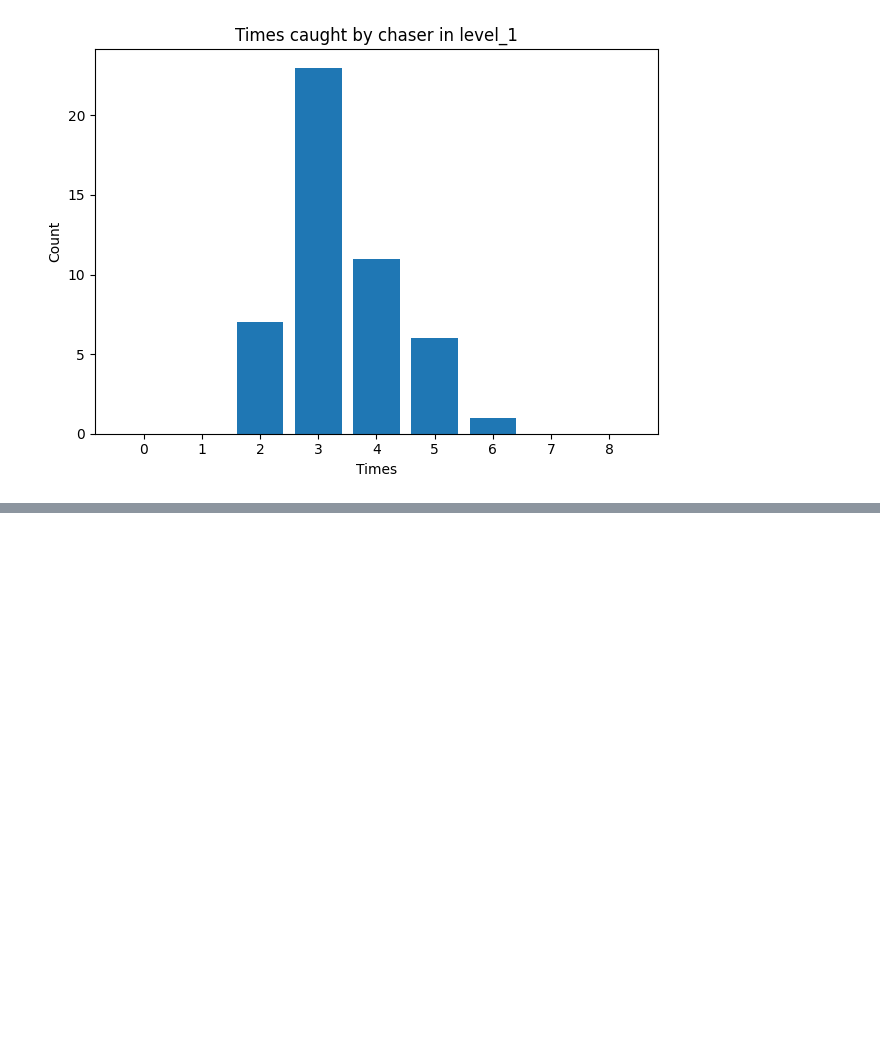
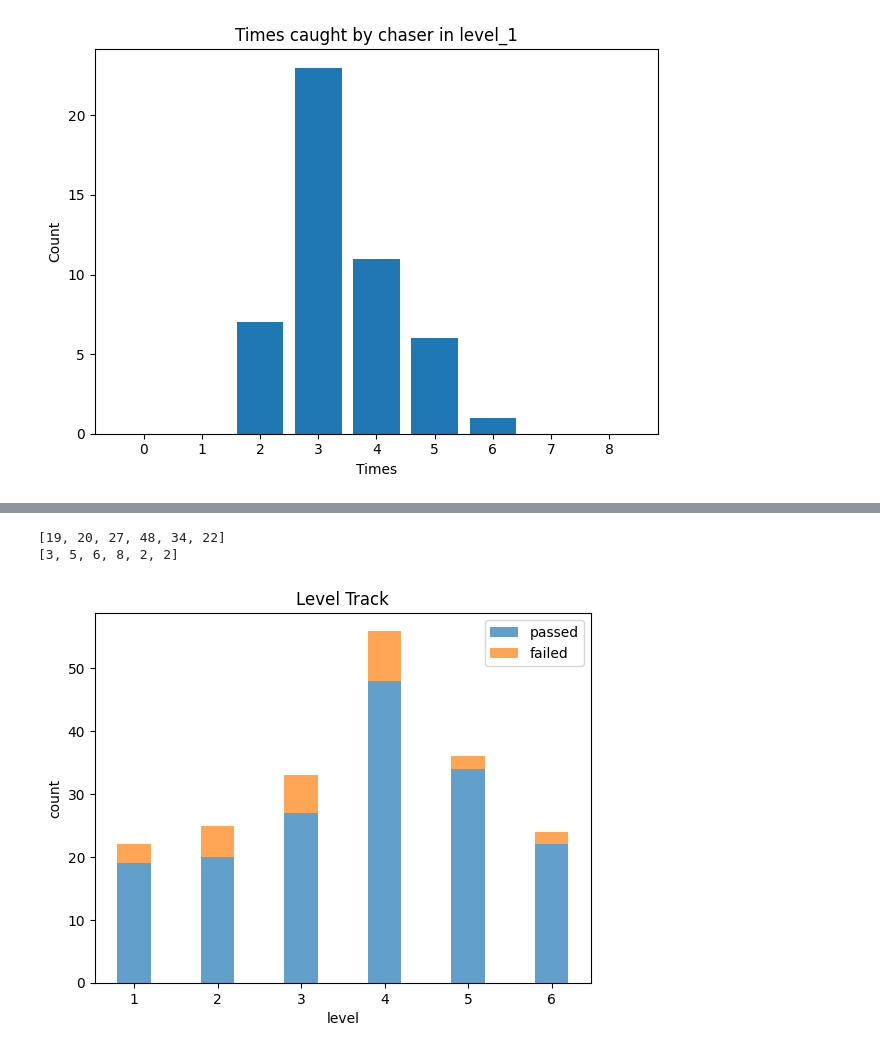
Before and after one commit to zixiwei/Analytic-Project-First-Version, a Jupyter notebook: AnalyticGraph.ipynb, the cells around one changed output, grey strips where cells are left out. Drawn from its saved outputs; the diff is of its cells as text; code cells hidden in the pictures; blank space fills up the shorter version.

```diff
--- a/AnalyticGraph.ipynb
+++ b/AnalyticGraph.ipynb
@@ -93,0 +154,51 @@ plt.show()
+# %%
+response = requests.get(DATABASE_URL + "LevelTrack.json", headers=headers)
+track_data = response.json().values()
+
+# game_data = [
+#     {'StartLevel': 1, 'EndLevel': 3, 'IsReachTheEnd': True},
+#     {'StartLevel': 2, 'EndLevel': 3, 'IsReachTheEnd': False},
+#     {'StartLevel': 1, 'EndLevel': 4, 'IsReachTheEnd': True},
+#     {'StartLevel': 2, 'EndLevel': 4, 'IsReachTheEnd': True},
+#     {'StartLevel': 3, 'EndLevel': 4, 'IsReachTheEnd': False},
+# ]
+
+pass_counts = {}
+fail_counts = {}
+
+for data in track_data:
+    start_level = data['StartLevel']
+    end_level = data['EndLevel']
+    is_reach_the_end = data['IsReachTheEnd']
+
+    for level in range(start_level, end_level + 1):
+        if is_reach_the_end:
+            pass_counts[level] = pass_counts.get(level, 0) + 1
+        elif level == end_level:
+            fail_counts[level] = fail_counts.get(level, 0) + 1
+
+levels = sorted(set(list(pass_counts.keys()) + list(fail_counts.keys())))
+
+bar_width = 0.4
+index = range(1, len(levels) + 1)
+
+pass_data = [pass_counts.get(level, 0) for level in levels]
+fail_data = [fail_counts.get(level, 0) for level in levels]
+# Mock up
+pass_data = [19, 20, 27, 48, 34, 22]
+fail_data = [3, 5, 6, 8, 2, 2]
+print(pass_data)
+print(fail_data)
+plt.bar(index, pass_data, bar_width, label='passed', alpha=0.7)
+plt.bar(index, fail_data, bar_width, label='failed', bottom=pass_data, alpha=0.7)
+
+plt.xlabel('level')
+plt.ylabel('count')
+plt.title('Level Track')
+plt.xticks(index, levels)
+plt.legend()
+plt.show()
+# %% [output]
+[19, 20, 27, 48, 34, 22]
+[3, 5, 6, 8, 2, 2]
+[figure, added]
```
Also changed, not shown: parts of 5 cells of this notebook.
